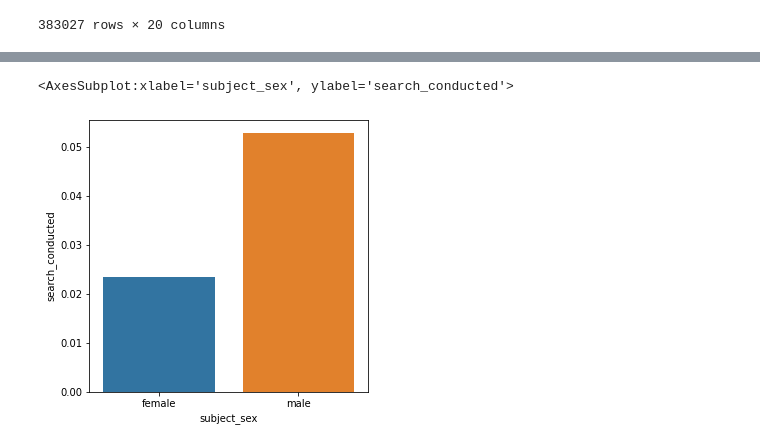
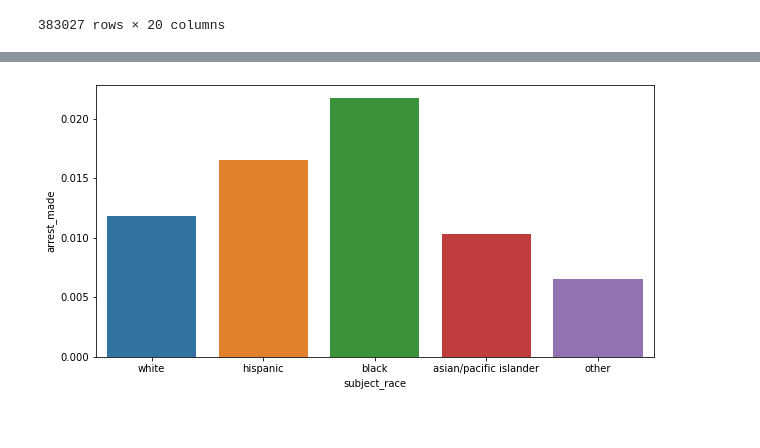
Before and after one commit to j1u/dsc167paper1, a Jupyter notebook: parity.ipynb, the cells around one changed output, grey strips where cells are left out. Drawn from its saved outputs; the diff is of its cells as text; code cells hidden in the pictures.

```diff
--- a/parity.ipynb
+++ b/parity.ipynb
@@ -78,6 +71,7 @@ sex_search_pct
+# %%
+gb = data.groupby('subject_race')[['arrest_made']].mean().reset_index()
 # %%
-fig, ax = plt.subplots(1, 1, figsize=(5, 5))
-sns.barplot(data=sex_search_pct, x=sex_search_pct.index, y='search_conducted', ax=ax, order=['female', 'male'])
+fig, ax = plt.subplots(1, 1, figsize=(10, 5))
+p3 = sns.barplot(x=gb['subject_race'], y=gb['arrest_made'], ax=ax, order=['white', 'hispanic', 'black', 'asian/pacific islander', 'other'])
 # %% [output]
-<AxesSubplot:xlabel='subject_sex', ylabel='search_conducted'>
-[figure, old version]
+[figure, new version]
```
Also changed, not shown: parts of 22 cells of this notebook.
